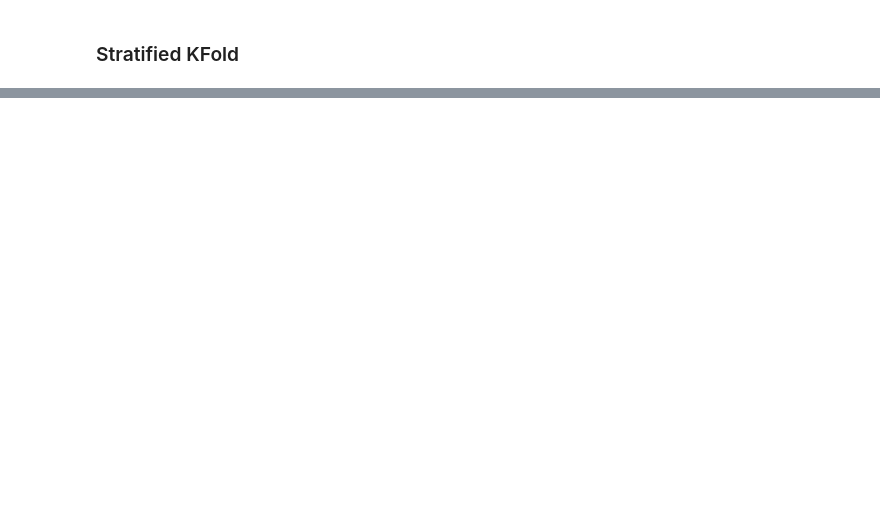
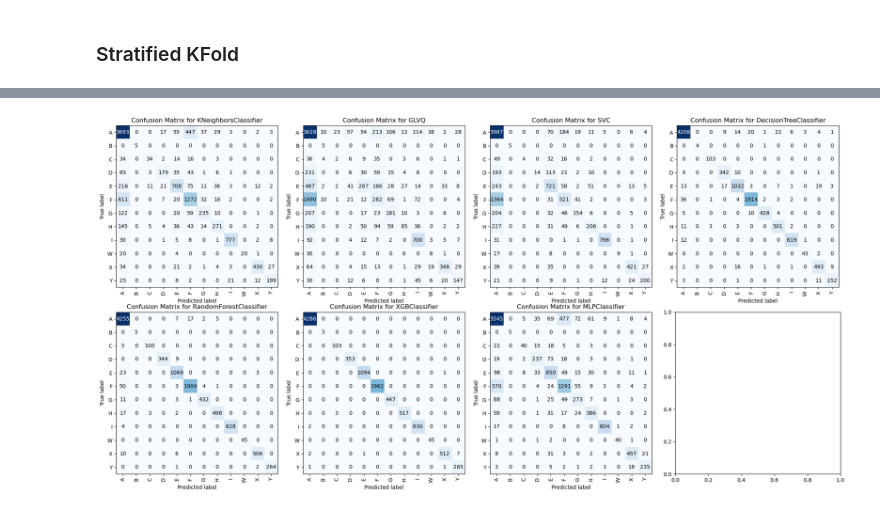
Before and after one commit to MatheusRDG/machine_learning_ufpe_2023_2, a Jupyter notebook: notebooks/03_modeling.ipynb, the cells around one changed output, grey strips where cells are left out. Drawn from its saved outputs; the diff is of its cells as text; code cells hidden in the pictures; blank space fills up the shorter version.

```diff
--- a/notebooks/03_modeling.ipynb
+++ b/notebooks/03_modeling.ipynb
@@ -232,0 +365,14 @@ stratified_crossval_results.groupby("model").mean()
+# %%
+# Analyse models with boxplots
+
+# metrics to be analyzed
+metrics = ['fit_time', 'score_time', 'test_f1_score', 'test_precision_score', 'test_accuracy_score', 'test_recall_score']
+
+# create a separate plot for each metric
+for metric in metrics:
+    plt.figure(figsize=(13, 5))
+    sns.boxplot(x='model', y=metric, data=stratified_crossval_results)
+    plt.title(f'Boxplot of {metric} by model')
+    plt.xticks()  # rotate x-axis labels
+    plt.tight_layout()
+    plt.show()
@@ -232,0 +419,38 @@ stratified_crossval_results.groupby("model").mean()
+# %%
+# Confusion Matrix
+
+from sklearn.metrics import confusion_matrix
+
+def plot_confusion_matrix(model, X_test, y_test, normalize=None, ax=None):
+    y_pred = model.predict(X_test)
+    cm = confusion_matrix(y_test, y_pred, normalize=normalize)
+
+    if ax is None:
+        fig, ax = plt.subplots(figsize=(10, 10))
+
+    ax.imshow(cm, cmap=plt.cm.Blues)
+
+    for i in range(cm.shape[0]):
+        for j in range(cm.shape[1]):
+            if normalize == 'true':
+                text = f'{cm[i, j]:.2f}'
+            else:
+                text = str(cm[i, j])
+            ax.text(j, i, text, ha="center", va="center", color="white" if cm[i, j] > cm.max()/2 else "black")
+
+    ax.set_xticks(range(len(label_encoder.classes_)))
+    ax.set_xticklabels(label_encoder.classes_, rotation=90)
+    ax.set_yticks(range(len(label_encoder.classes_)))
+    ax.set_yticklabels(label_encoder.classes_)
+    ax.set_xlabel("Predicted label")
+    ax.set_ylabel("True label")
+    ax.set_title(f"Confusion Matrix for {model.__class__.__name__}")
+    return ax
+
+
+fig, axes = plt.subplots(2, 4, figsize=(20, 10))
+for i, model in enumerate(models):
+    plot_confusion_matrix(model, X_test, y_test, ax=axes[i // 4, i % 4])
+plt.tight_layout()
+# %% [output]
+[figure, added]
```
Also changed, not shown: parts of 17 cells of this notebook.
